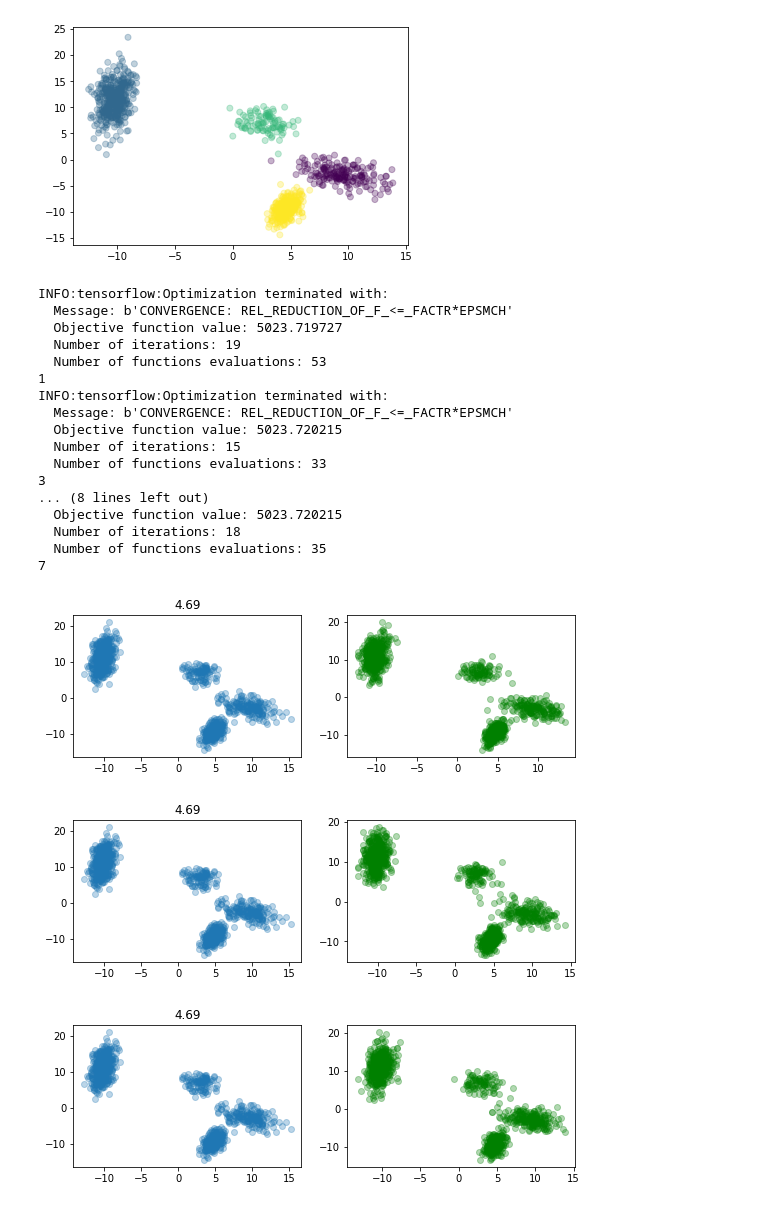
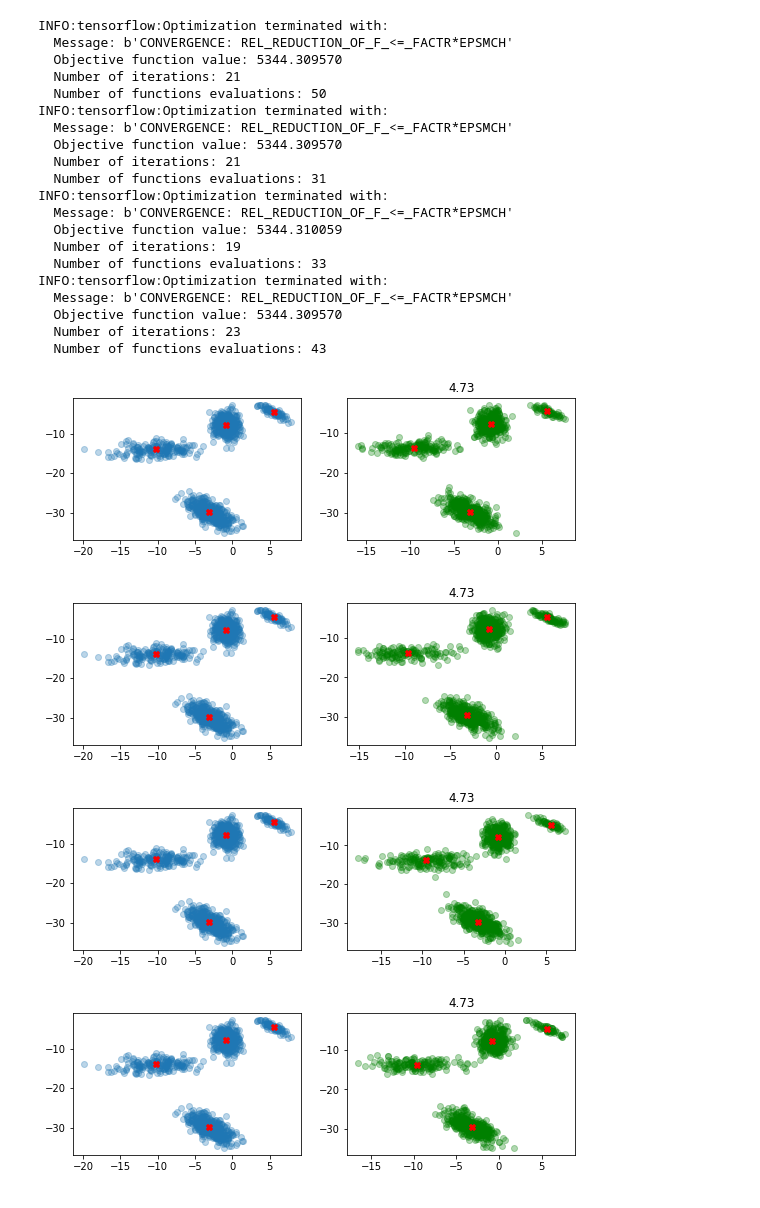
Before and after one commit to deoxyribose/FactOrCluster, a Jupyter notebook: MoGvalidation.ipynb, the cells around one changed output. Saved outputs shown, nothing was run; the diff lists cells and outputs as text; code cells hidden in the pictures.

```diff
--- a/MoGvalidation.ipynb
+++ b/MoGvalidation.ipynb
@@ -52,57 +52,60 @@ with tape() as reference_tf:
 with tf.Session() as sess:
     for dataset in range(n_datasets):
         data, reference = sess.run([data_tf, reference_tf], feed_dict={placeholder_deviation: deviation})
 
         # initialization by kmeans
         kmeans = KMeans(n_clusters=n_components).fit(data[:N])
-        plt.scatter(*data[:N].T,c=kmeans.labels_,alpha=.3)
-        plt.show()
+        #plt.scatter(*data[:N].T,c=kmeans.labels_,alpha=.3)
+        #plt.show()
         loss = {}
         opt = {}
         subplot_counter = 1
         for i,model in enumerate(models):
             for restart in range(n_restarts):
                 assign_default_ops = []
                 sess.run(tf.global_variables_initializer())
                 assign_default_ops.append(model.assigner(mixture_component_means=kmeans.cluster_centers_))
-                #assign_default_ops.append(model.assigner(mixture_component_covariances_cholesky=reference['mixture_component_covariances_cholesky']))
                 sess.run(assign_default_ops)
                 loss[model.model_name], opt[model.model_name] = model.map_optimizer(data=data[:N])
                 opt[model.model_name].minimize()
                 MAP_parameter, converged_loss = sess.run([model.variables, loss[model.model_name]])
                 train_neg_log_joint.loc[{'model': model.model_name, 'deviation': deviation, 'restart': restart, 'dataset': dataset}] = converged_loss
                 train_neg_log_lik.loc[{'model': model.model_name, 'deviation': deviation, 'restart': restart, 'dataset': dataset}] = sess.run(train_neg_log_lik_op[i], feed_dict={data_train: data[:N]}) #neg_log_lik(model.variables,test_models[i],sess,data[:N])
                 test_neg_log_lik.loc[{'model': model.model_name, 'deviation': deviation, 'restart': restart, 'dataset': dataset}] = sess.run(test_neg_log_lik_op[i], feed_dict={data_test: data[N:]})#neg_log_lik(model.variables,test_models[i],sess,data[N:])
                 mapmog = MAP_model(MAP_parameter,mixtureOfGaussiansTest,Ntest)
                 plt.figure(figsize=(9, 12))
-                print(subplot_counter)
                 plt.subplot(n_restarts,2,subplot_counter)
+                plt.scatter(*data[Ntest:].T,alpha=.3)
+                plt.scatter(*reference['mixture_component_means'].T,c='r',marker='X')
+                plt.subplot(n_restarts,2,subplot_counter+1)
                 plt.title(str(np.round(test_neg_log_lik.loc[{'model': model.model_name, 'deviation': deviation, 'restart': restart, 'dataset': dataset}].values,2)))
-                plt.scatter(*data[Ntest:].T,alpha=.3)
-                plt.subplot(n_restarts,2,subplot_counter+1)
                 plt.scatter(*mapmog.distribution.sample(Ntest).eval().T,alpha=.3,c='g')
+                plt.scatter(*MAP_parameter['mixture_component_means'].T,c='r',marker='X')
                 subplot_counter += 2
         plt.show()
         print('____________________________________________________________________________')
 # %% [output]
+INFO:tensorflow:Optimization terminated with:
+  Message: b'CONVERGENCE: REL_REDUCTION_OF_F_<=_FACTR*EPSMCH'
+  Objective function value: 5344.309570
+  Number of iterations: 21
+  Number of functions evaluations: 50
+INFO:tensorflow:Optimization terminated with:
+  Message: b'CONVERGENCE: REL_REDUCTION_OF_F_<=_FACTR*EPSMCH'
+  Objective function value: 5344.309570
+  Number of iterations: 21
+  Number of functions evaluations: 31
+INFO:tensorflow:Optimization terminated with:
+  Message: b'CONVERGENCE: REL_REDUCTION_OF_F_<=_FACTR*EPSMCH'
+  Objective function value: 5344.310059
+  Number of iterations: 19
+  Number of functions evaluations: 33
+INFO:tensorflow:Optimization terminated with:
+  Message: b'CONVERGENCE: REL_REDUCTION_OF_F_<=_FACTR*EPSMCH'
+  Objective function value: 5344.309570
+  Number of iterations: 23
+  Number of functions evaluations: 43
-[figure, old version]
+[figure, new version]
-INFO:tensorflow:Optimization terminated with:
-  Message: b'CONVERGENCE: REL_REDUCTION_OF_F_<=_FACTR*EPSMCH'
-  Objective function value: 5023.719727
-  Number of iterations: 19
-  Number of functions evaluations: 53
-1
-INFO:tensorflow:Optimization terminated with:
-  Message: b'CONVERGENCE: REL_REDUCTION_OF_F_<=_FACTR*EPSMCH'
-  Objective function value: 5023.720215
-  Number of iterations: 15
-  Number of functions evaluations: 33
-3
-... (8 lines left out)
-  Objective function value: 5023.720215
-  Number of iterations: 18
-  Number of functions evaluations: 35
-7
-[figure, old version]
+[figure, new version]
-[figure, old version]
+[figure, new version]
-[figure, old version]
+[figure, new version]
```
Also changed, not shown: parts of 3 cells of this notebook, 1 other file.
